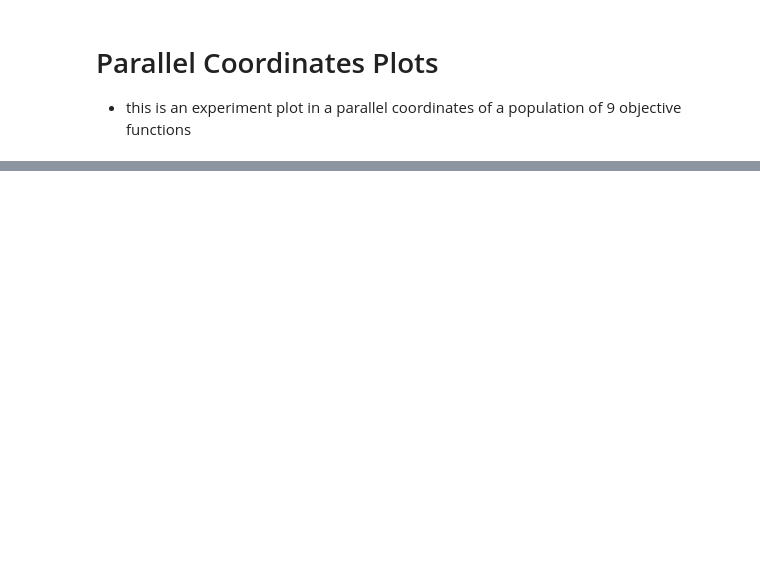
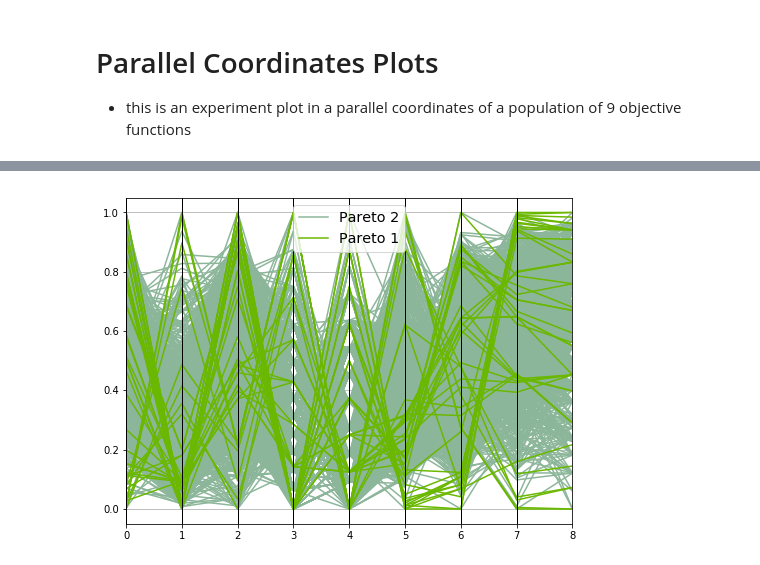
Before and after one commit to renansantosmendes/PhD_Python_2019, a Jupyter notebook: parallel_coordinates.ipynb, the cells around one changed output, grey strips where cells are left out. Saved outputs shown, nothing was run; the diff lists cells and outputs as text; code cells hidden in the pictures; blank space fills up the shorter version.

```diff
--- a/parallel_coordinates.ipynb
+++ b/parallel_coordinates.ipynb
@@ -38,0 +67,26 @@ plt.show()
+# %%
+file1 = 'nsga_pareto_final.csv'
+file2 = 'nsga_pareto_9fo_3fo.csv'
+
+data1 = pd.read_csv(file1, sep=',',header=None)
+data1.columns = 'F1 F2 F3 F4 F5 F6 F7 F8 F9'.split()
+data1['Class'] = 'Pareto 1'
+
+data2 = pd.read_csv(file2, sep=',',header=None)
+data2.columns = 'F1 F2 F3 F4 F5 F6 F7 F8 F9'.split()
+data2['Class'] = 'Pareto 2'
+# %%
+scaler = MinMaxScaler()
+d1 = pd.DataFrame(data = scaler.fit_transform(data1[data1.columns[:9]]))
+d2 = pd.DataFrame(scaler.fit_transform(data2[data2.columns[:9]]))
+d1['Class'] = 'Pareto 1'
+d2['Class'] = 'Pareto 2'
+# %%
+nd = pd.concat([d2, d1])
+
+plt.figure(figsize=(8,6))
+parallel_coordinates(nd,'Class')
+plt.legend(fontsize = 'x-large')
+plt.show()
+# %% [output]
+[figure, added]
```
Also changed, not shown: parts of 9 cells of this notebook, 1 other file.
